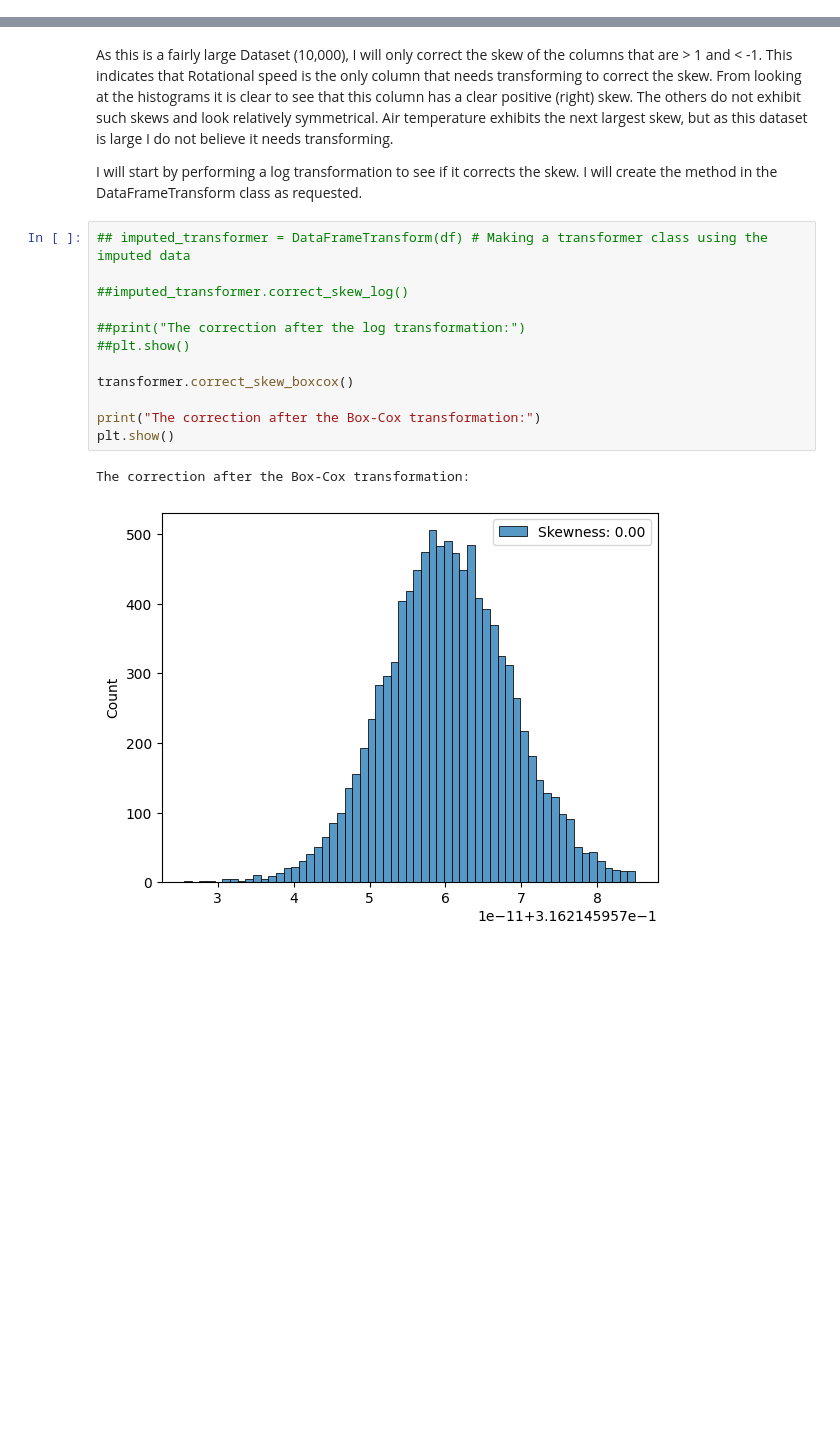
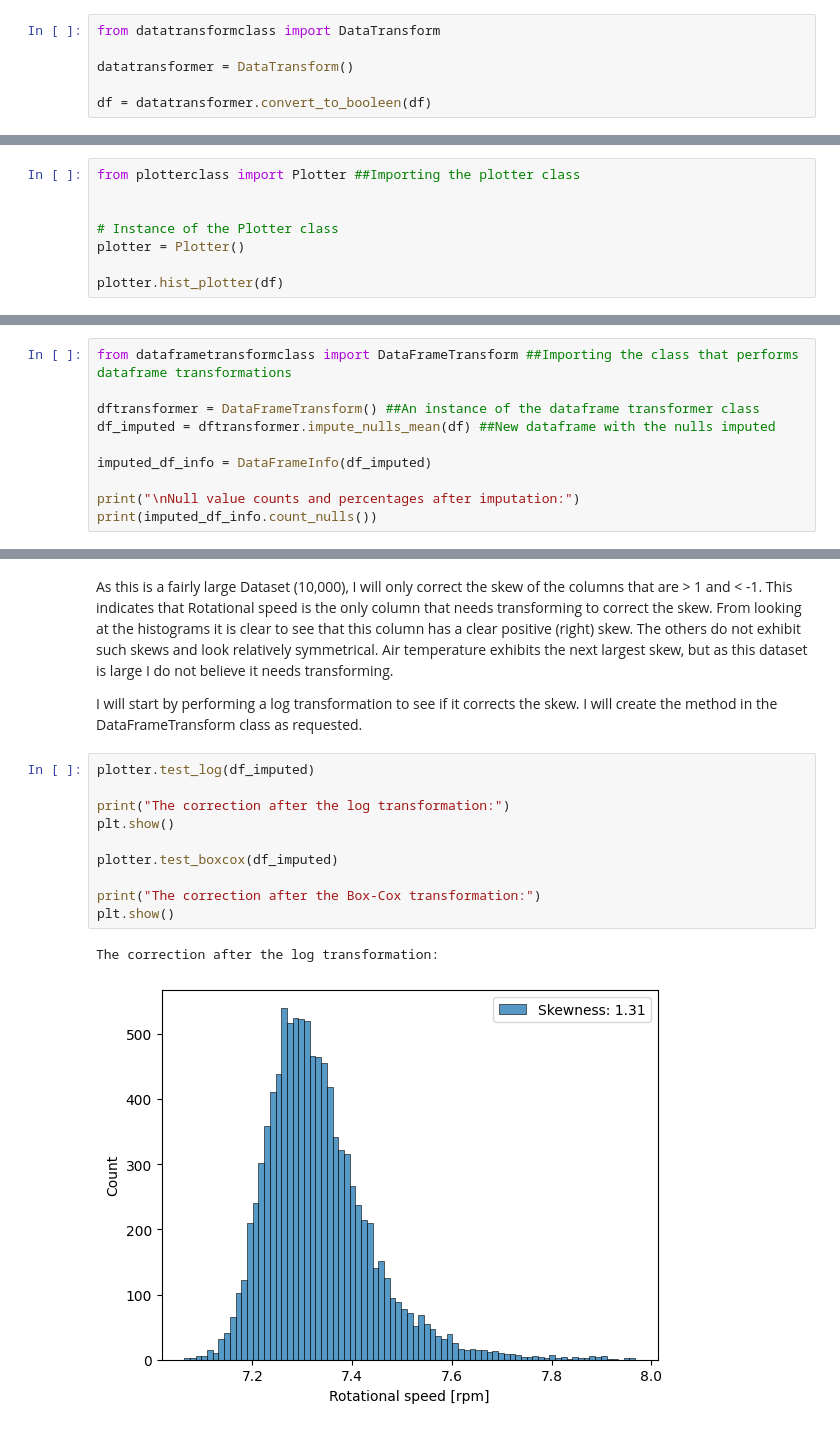
Before and after one commit to JoeWilson24/exploratory-data-analysis---the-manufacturing-process266, a Jupyter notebook: EDA.ipynb, the cells around one changed output, grey strips where cells are left out. Cells and saved outputs as stored; diff of their text form; blank space fills up the shorter version.

Commit message:
Adds changes to EDA notebook, where correct formulation is implemented, taking classes out of the notebook and adding them to separate python files. These pyhton files are all added in the commit

```diff
--- a/EDA.ipynb
+++ b/EDA.ipynb
@@ -127,0 +23,6 @@ Name: count, dtype: int64
+# %%
+from datatransformclass import DataTransform
+
+datatransformer = DataTransform()
+
+df = datatransformer.convert_to_booleen(df)
@@ -192,0 +81,8 @@ plotter = Plotter(df)
+# %%
+from plotterclass import Plotter ##Importing the plotter class
+
+
+# Instance of the Plotter class
+plotter = Plotter()
+
+plotter.hist_plotter(df)
@@ -260,0 +102,10 @@ For example, when doing 'df[col].method(value, inplace=True)', try using 'df.met
+# %%
+from dataframetransformclass import DataFrameTransform ##Importing the class that performs dataframe transformations
+
+dftransformer = DataFrameTransform() ##An instance of the dataframe transformer class
+df_imputed = dftransformer.impute_nulls_mean(df) ##New dataframe with the nulls imputed
+
+imputed_df_info = DataFrameInfo(df_imputed)
+
+print("\nNull value counts and percentages after imputation:")
+print(imputed_df_info.count_nulls())
@@ -276,17 +150,15 @@ As this is a fairly large Dataset (10,000), I will only correct the skew of the
 
 I will start by performing a log transformation to see if it corrects the skew. I will create the method in the DataFrameTransform class as requested.
 # %%
-## imputed_transformer = DataFrameTransform(df) # Making a transformer class using the imputed data
+plotter.test_log(df_imputed)
 
-##imputed_transformer.correct_skew_log()
+print("The correction after the log transformation:")
+plt.show()
 
-##print("The correction after the log transformation:")
-##plt.show()
-
-transformer.correct_skew_boxcox()
+plotter.test_boxcox(df_imputed)
 
 print("The correction after the Box-Cox transformation:")
 plt.show()
 # %% [output]
-The correction after the Box-Cox transformation:
+The correction after the log transformation:
-[figure, old version]
+[figure, new version]
```
Also changed, not shown: parts of 32 cells of this notebook, 4 other files.
